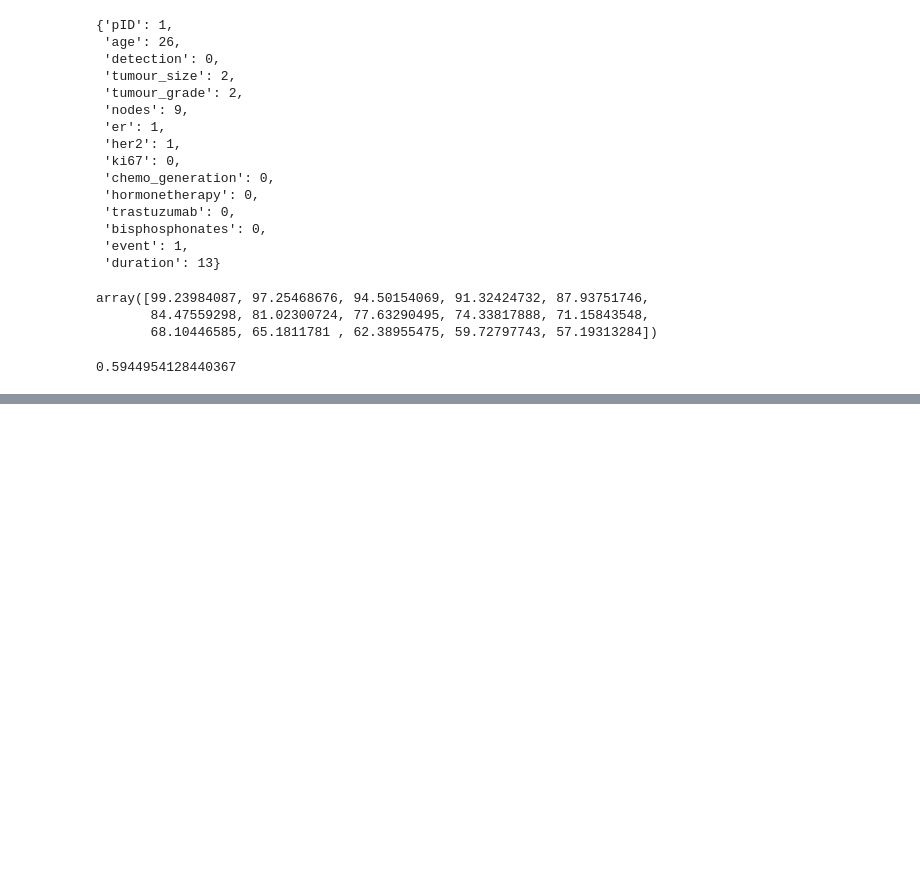
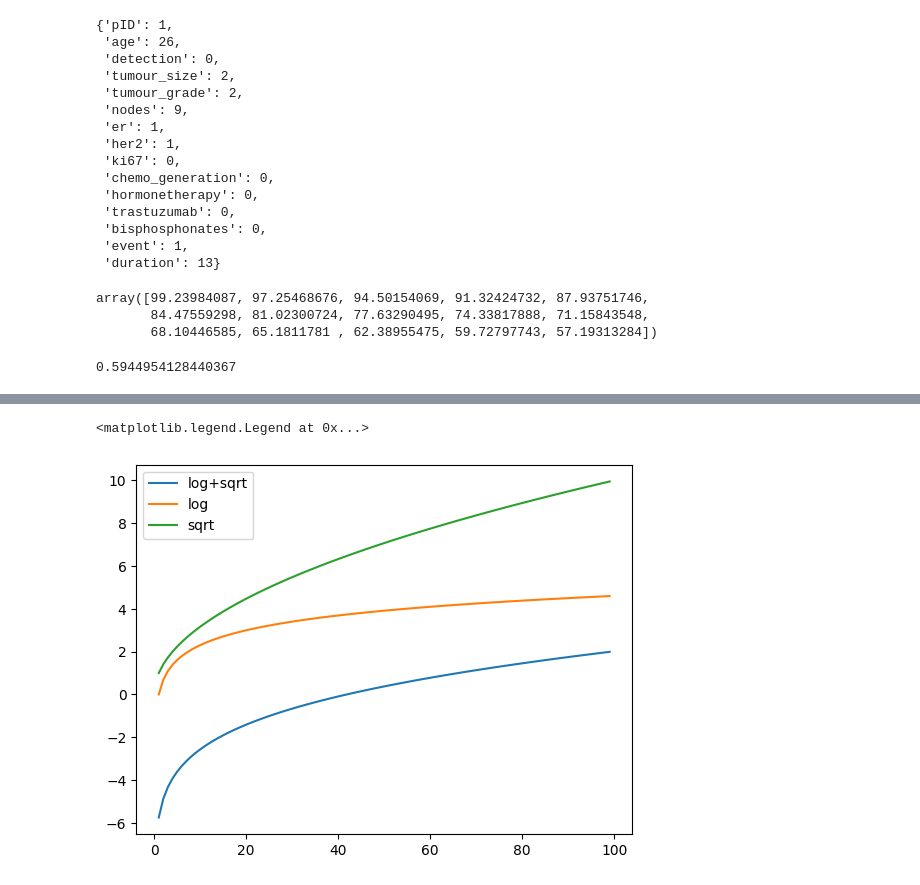
Before and after one commit to TakedaKatsuji/predict, a Jupyter notebook: dev.ipynb, the cells around one changed output, grey strips where cells are left out. Drawn from its saved outputs; the diff is of its cells as text; code cells hidden in the pictures; blank space fills up the shorter version.

```diff
--- a/dev.ipynb
+++ b/dev.ipynb
@@ -118,0 +184,9 @@ concordance_score(input_data)
+# %%
+t = np.array(range(1,100))
+plt.plot(t,-6.05+1.1*np.log(t)+0.3*np.sqrt(t),label='log+sqrt')
+plt.plot(t,np.log(t),label='log')
+plt.plot(t,np.sqrt(t),label='sqrt')
+plt.legend()
+# %% [output]
+<matplotlib.legend.Legend at 0x...>
+[figure, added]
```
Also changed, not shown: parts of 9 cells of this notebook, 1 other file.
